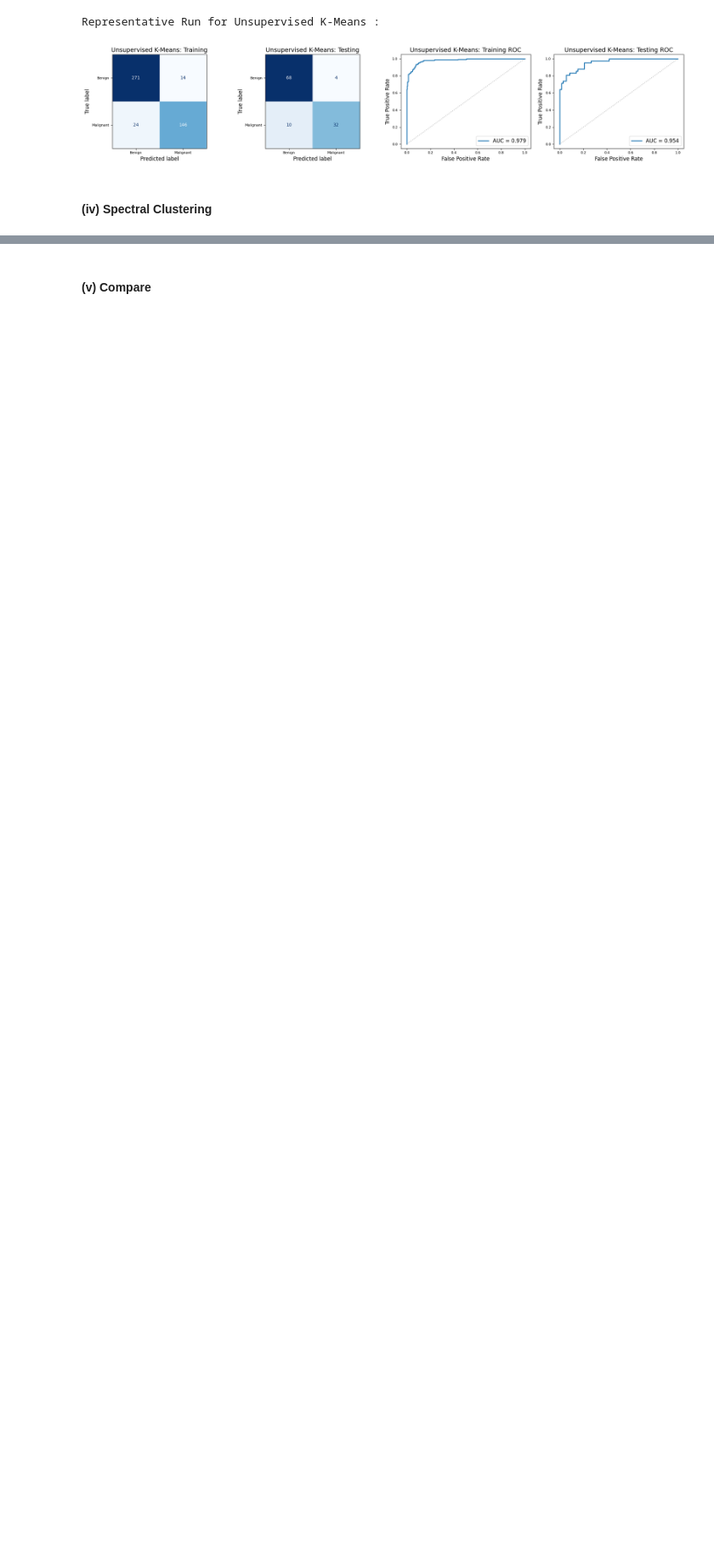
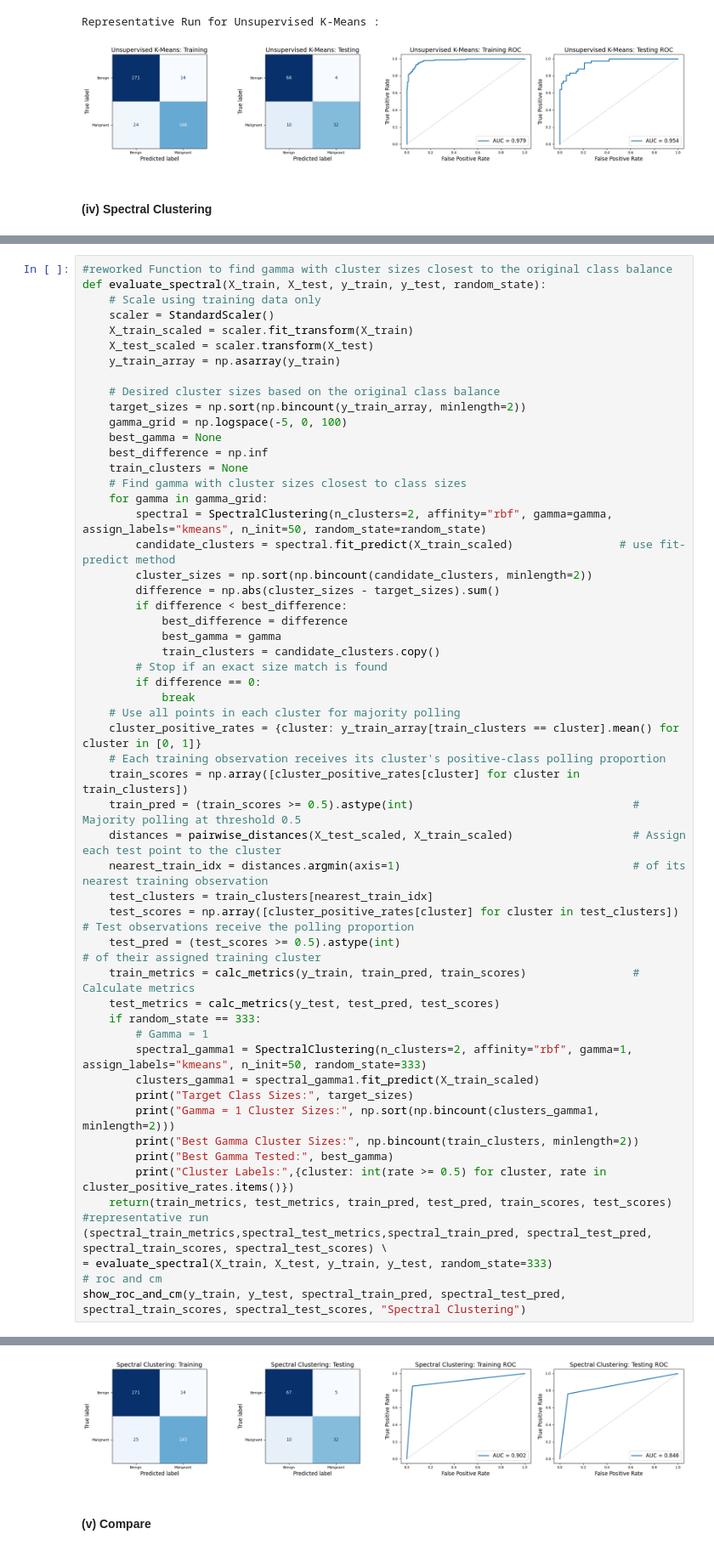
Before and after one commit to gblombach/DSCI-552_Homework_8, a Jupyter notebook: HW8/notebooks/Blombach_George_HW8.ipynb, the cells around one changed output, grey strips where cells are left out. Shown at 85% size. Cells and saved outputs as stored; diff of their text form; blank space fills up the shorter version.

```diff
--- a/HW8/notebooks/Blombach_George_HW8.ipynb
+++ b/HW8/notebooks/Blombach_George_HW8.ipynb
@@ -344,0 +240,56 @@ Representative Run for Spectral Clustering :
+# %%
+#reworked Function to find gamma with cluster sizes closest to the original class balance
+def evaluate_spectral(X_train, X_test, y_train, y_test, random_state):
+    # Scale using training data only
+    scaler = StandardScaler()
+    X_train_scaled = scaler.fit_transform(X_train)
+    X_test_scaled = scaler.transform(X_test)
+    y_train_array = np.asarray(y_train)
+
+    # Desired cluster sizes based on the original class balance
+    target_sizes = np.sort(np.bincount(y_train_array, minlength=2))
+    gamma_grid = np.logspace(-5, 0, 100)
+    best_gamma = None
+    best_difference = np.inf
+    train_clusters = None
+    # Find gamma with cluster sizes closest to class sizes
+    for gamma in gamma_grid:
+        spectral = SpectralClustering(n_clusters=2, affinity="rbf", gamma=gamma, assign_labels="kmeans", n_init=50, random_state=random_state)
+        candidate_clusters = spectral.fit_predict(X_train_scaled)                # use fit-predict method
+        cluster_sizes = np.sort(np.bincount(candidate_clusters, minlength=2))
+        difference = np.abs(cluster_sizes - target_sizes).sum()
+        if difference < best_difference:
+            best_difference = difference
+            best_gamma = gamma
+            train_clusters = candidate_clusters.copy()
+        # Stop if an exact size match is found
+        if difference == 0:
+            break
+    # Use all points in each cluster for majority polling
+    cluster_positive_rates = {cluster: y_train_array[train_clusters == cluster].mean() for cluster in [0, 1]}
+    # Each training observation receives its cluster's positive-class polling proportion
+    train_scores = np.array([cluster_positive_rates[cluster] for cluster in train_clusters])
+    train_pred = (train_scores >= 0.5).astype(int)                                 # Majority polling at threshold 0.5
+    distances = pairwise_distances(X_test_scaled, X_train_scaled)                  # Assign each test point to the cluster
+    nearest_train_idx = distances.argmin(axis=1)                                   # of its nearest training observation
+    test_clusters = train_clusters[nearest_train_idx]
+    test_scores = np.array([cluster_positive_rates[cluster] for cluster in test_clusters])    # Test observations receive the polling proportion
+    test_pred = (test_scores >= 0.5).astype(int)                                              # of their assigned training cluster
+    train_metrics = calc_metrics(y_train, train_pred, train_scores)                # Calculate metrics
+    test_metrics = calc_metrics(y_test, test_pred, test_scores)
+    if random_state == 333:
+        # Gamma = 1
+        spectral_gamma1 = SpectralClustering(n_clusters=2, affinity="rbf", gamma=1, assign_labels="kmeans", n_init=50, random_state=333)
+        clusters_gamma1 = spectral_gamma1.fit_predict(X_train_scaled)
+        print("Target Class Sizes:", target_sizes)
+        print("Gamma = 1 Cluster Sizes:", np.sort(np.bincount(clusters_gamma1, minlength=2)))
+        print("Best Gamma Cluster Sizes:", np.bincount(train_clusters, minlength=2))
+        print("Best Gamma Tested:", best_gamma)
+        print("Cluster Labels:",{cluster: int(rate >= 0.5) for cluster, rate in cluster_positive_rates.items()})
+    return(train_metrics, test_metrics, train_pred, test_pred, train_scores, test_scores)
+#representative run
+(spectral_train_metrics,spectral_test_metrics,spectral_train_pred, spectral_test_pred, spectral_train_scores, spectral_test_scores) \
+= evaluate_spectral(X_train, X_test, y_train, y_test, random_state=333)
+# roc and cm
+show_roc_and_cm(y_train, y_test, spectral_train_pred, spectral_test_pred, spectral_train_scores, spectral_test_scores, "Spectral Clustering")
+# %% [output]
@@ -345,3 +302,4 @@ Representative Run for Spectral Clustering :
+[figure, added]
 # %% [markdown]
 #### (v) Compare
 # %%
```
Also changed, not shown: parts of 19 cells of this notebook.
